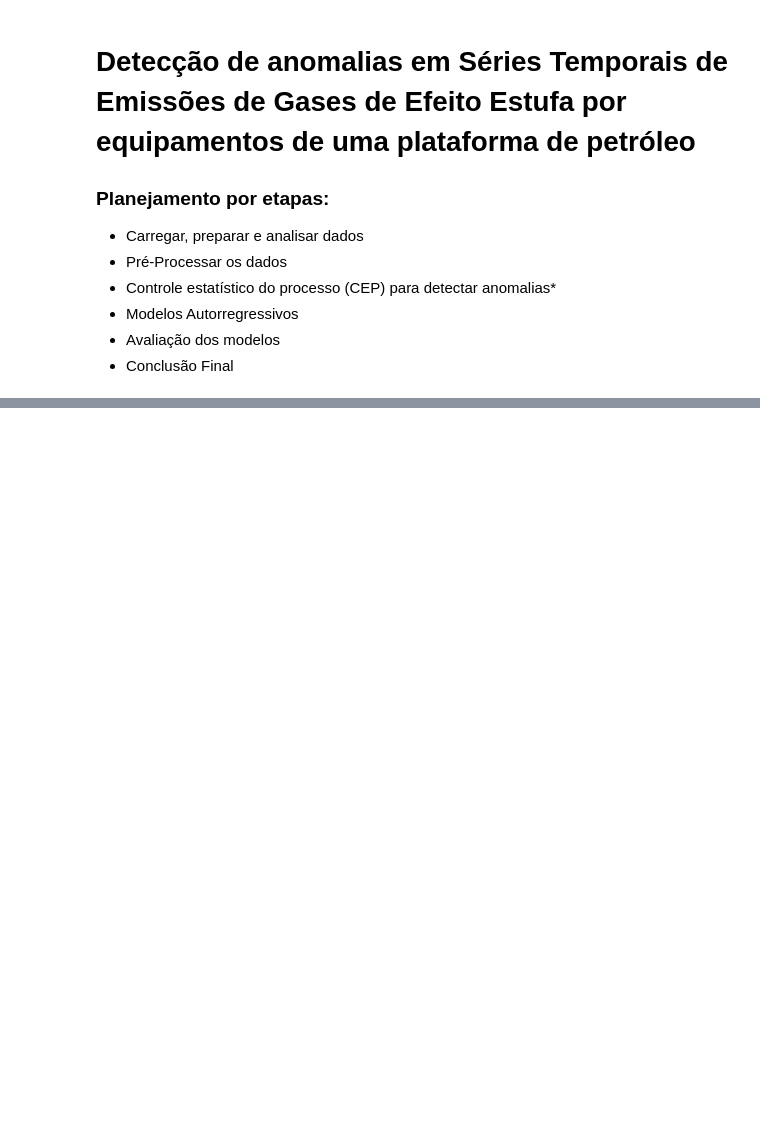
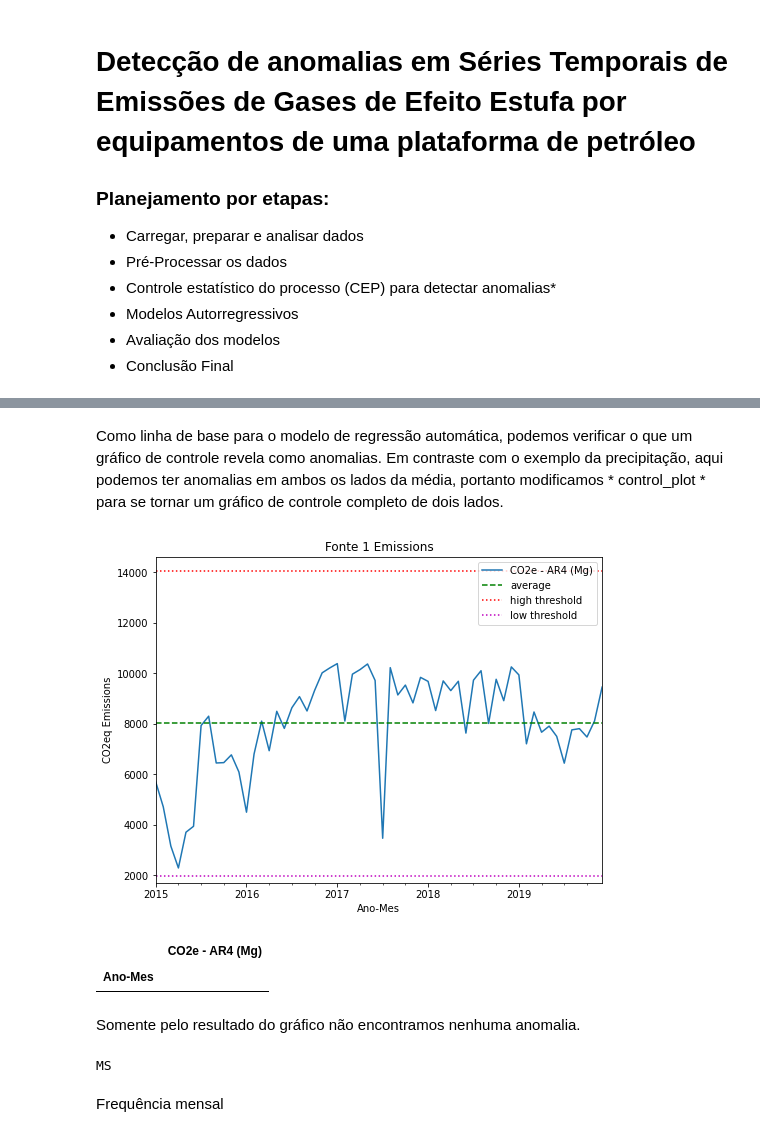
Before and after one commit to cobridi/detecao-anomalias-emissoes, a Jupyter notebook: deteção_anomalia_emissoes.ipynb, the cells around one changed output, grey strips where cells are left out. Drawn from its saved outputs; the diff is of its cells as text; code cells hidden in the pictures; blank space fills up the shorter version.

```diff
--- a/deteção_anomalia_emissoes.ipynb
+++ b/deteção_anomalia_emissoes.ipynb
@@ -36,0 +493,52 @@ Finalizado no GitHub até 30/12/2020.
+# %% [markdown]
+Como linha de base para o modelo de regressão automática, podemos verificar o que um gráfico de controle revela como anomalias. Em contraste com o exemplo da precipitação, aqui podemos ter anomalias em ambos os lados da média, portanto modificamos * control_plot * para se tornar um gráfico de controle completo de dois lados.
+# %%
+def control_plot_full(time_series, threshold):
+    '''
+    Cria um gráfico de controle frente e verso de uma série temporal
+     (limiar de plotagem acima e abaixo da média)
+     Além disso, retorna a lista de pontos que excedem o limite
+     ou seja, pontos para os quais o valor> média + limite * (desvio padrão)
+     e valor <média - limiar * (desvio padrão)
+
+     Args:
+         time_series: (pandas dataframe; a coluna de índice é a data no formato datetime e
+         coluna 0 são dados)
+         threshold: limite para detecção de anomalias (float)
+
+     Devoluções:
+         Gráfico de controle de time_series
+         anomalias: anomalias que excedem o limite (pandas dataframe)
+    '''
+
+    mean_= time_series.iloc[:, 0].mean()
+    stdev_= time_series.iloc[:, 0].std()
+    time_series.plot()
+    plt.axhline(y=mean_, color='g', linestyle='--',label='average')
+    # Use threshold to plot line at threshold*stdev_ times away from the mean
+    plt.axhline(y=mean_+threshold*stdev_, color='r', linestyle=':', label='high threshold')
+    plt.axhline(y=mean_-threshold*stdev_, color='m', linestyle=':', label='low threshold')
+    plt.legend(loc='upper right')
+    plt.title('Fonte 1 Emissions')
+    plt.ylabel('CO2eq Emissions')
+    plt.gcf().set_size_inches(8,6)
+    plt.show()
+
+    # Create dataframe of anomalies that exceed the threshold
+    anomaly_mask = (np.abs(time_series.values - mean_) > threshold*stdev_)
+    anomalies = time_series[anomaly_mask]
+    return anomalies
+# %%
+control_plot_full(newdf_fonte1, 3)
+# %% [output]
+[figure, added]
+|  | CO2e - AR4 (Mg) |
+| Ano-Mes |  |
+# %% [markdown]
+Somente pelo resultado do gráfico não encontramos nenhuma anomalia.
+# %%
+print(newdf_fonte1.index.inferred_freq)
+# %% [output]
+MS
+# %% [markdown]
+Frequência mensal
```
Also changed, not shown: parts of 73 cells of this notebook.
